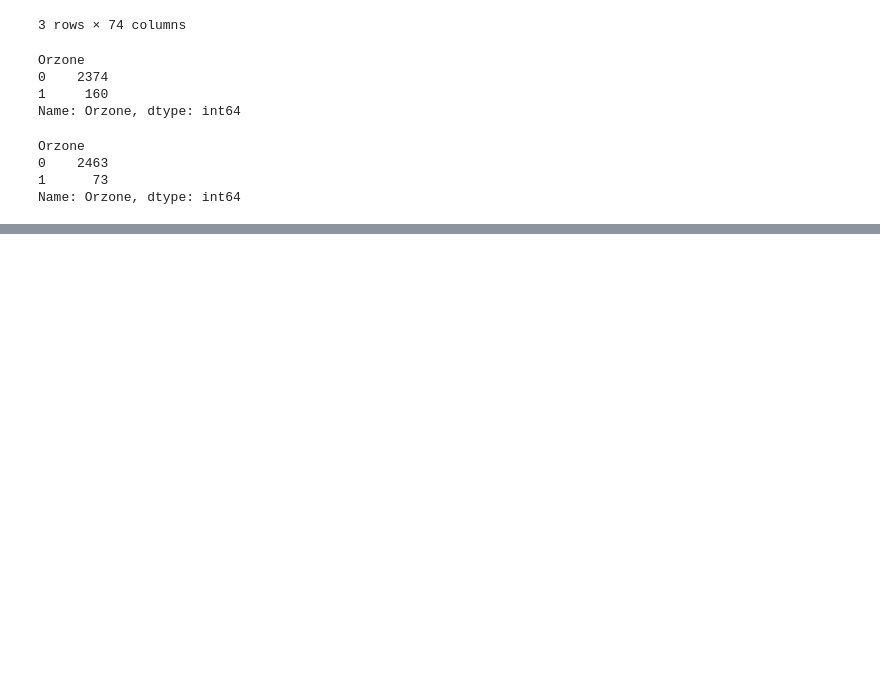
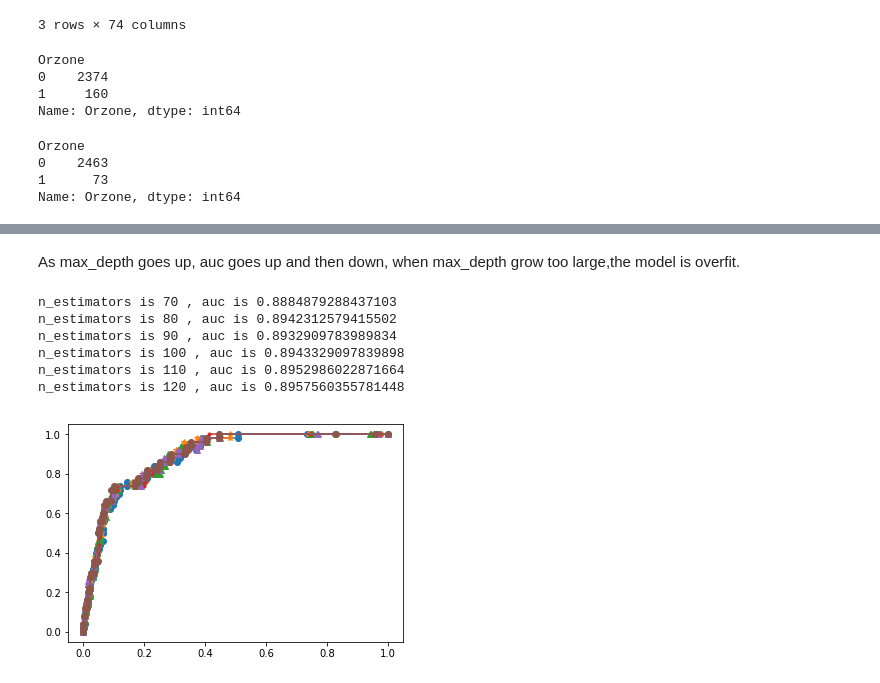
Before and after one commit to Ming-H/ozone, a Jupyter notebook: GBDT_RF.ipynb, the cells around one changed output, grey strips where cells are left out. Saved outputs shown, nothing was run; the diff lists cells and outputs as text; code cells hidden in the pictures; blank space fills up the shorter version.

```diff
--- a/GBDT_RF.ipynb
+++ b/GBDT_RF.ipynb
@@ -93,0 +122,32 @@ print(auc_score1)
+# %% [markdown]
+As max_depth goes up, auc goes up and then down, when max_depth grow too large,the model is overfit.
+# %%
+fpr = []
+tpr = []
+
+for item in [70, 80, 90, 100, 110, 120]:
+    model = GradientBoostingClassifier(n_estimators = item)
+    model.fit(X_train, y_train)
+    y_new = model.predict_proba(X_test)[:, 1]
+
+    auc = metrics.roc_auc_score(y_test,y_new)
+    print('n_estimators is %s' % item, ', auc is %s' % auc)
+
+    fpr.append(metrics.roc_curve(y_test, y_new)[0])
+    tpr.append(metrics.roc_curve(y_test, y_new)[1])
+
+plt.plot(fpr[0], tpr[0], marker = 'o')
+plt.plot(fpr[1], tpr[1], marker = '*')
+plt.plot(fpr[2], tpr[2], marker = '^')
+plt.plot(fpr[3], tpr[3], marker = '.')
+plt.plot(fpr[4], tpr[4], marker = '^')
+plt.plot(fpr[5], tpr[5], marker = 'o')
+plt.show()
+# %% [output]
+n_estimators is 70 , auc is 0.8884879288437103
+n_estimators is 80 , auc is 0.8942312579415502
+n_estimators is 90 , auc is 0.8932909783989834
+n_estimators is 100 , auc is 0.8943329097839898
+n_estimators is 110 , auc is 0.8952986022871664
+n_estimators is 120 , auc is 0.8957560355781448
+[figure, added]
```
Also changed, not shown: parts of 21 cells of this notebook.
